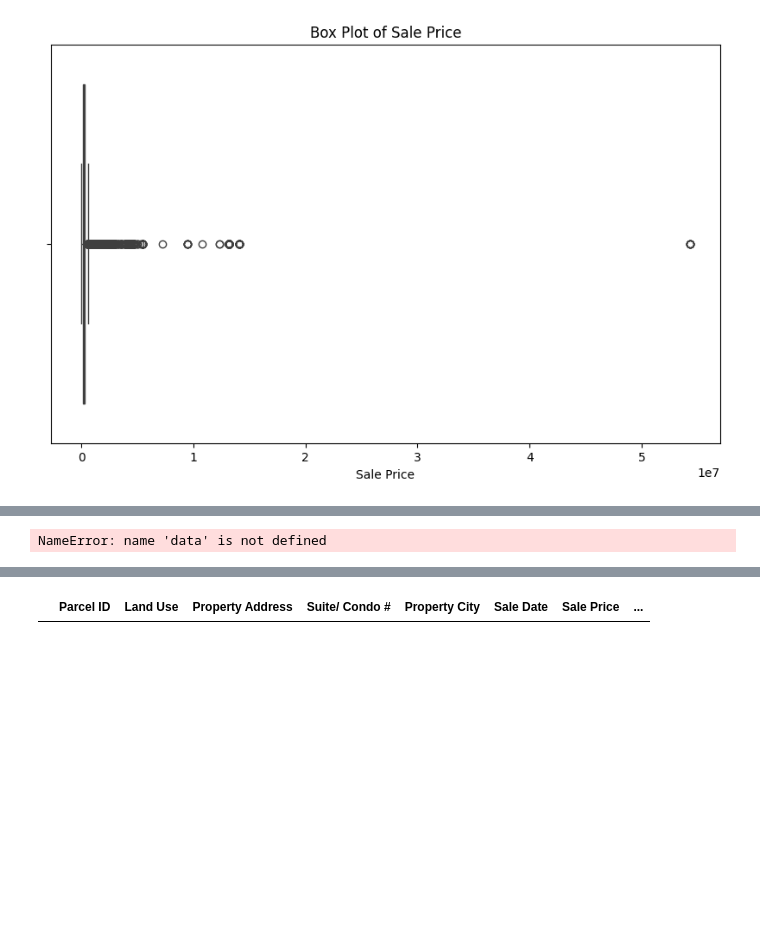
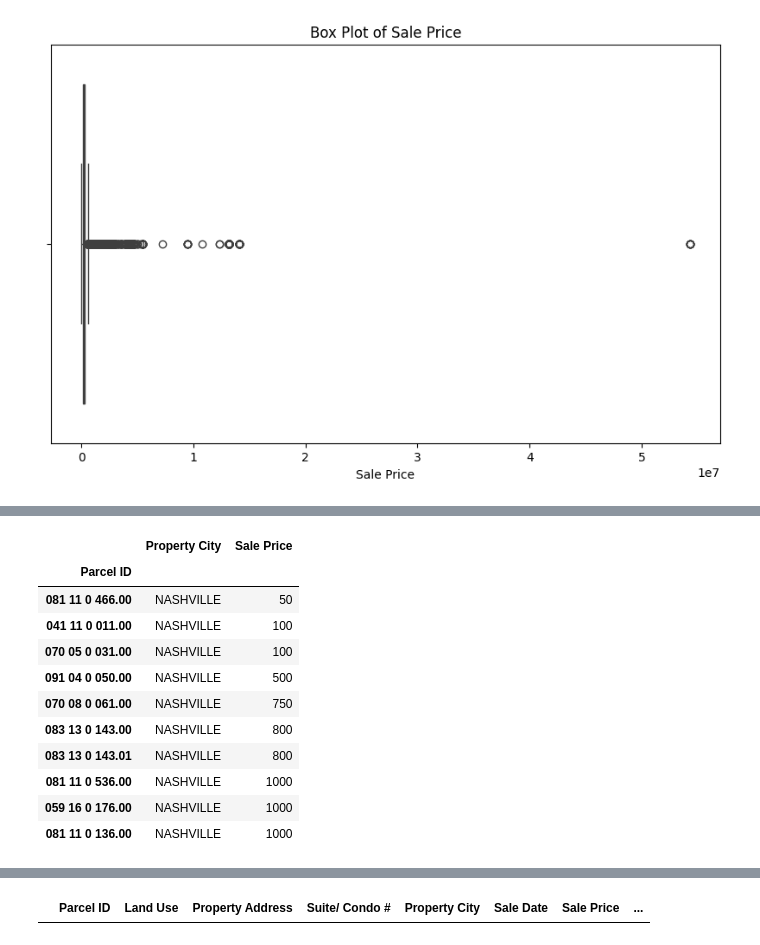
Before and after one commit to msorrell3/pythonCollaboration, a Jupyter notebook: pythonCollab.ipynb, the cells around one changed output, grey strips where cells are left out. Drawn from its saved outputs; the diff is of its cells as text; code cells hidden in the pictures; blank space fills up the shorter version.

```diff
--- a/pythonCollab.ipynb
+++ b/pythonCollab.ipynb
@@ -210,10 +210,21 @@ plt.show()
 # %%
-nash_df = df.loc[df['City'] == 'NASHVILLE',['Parcel ID','City','Sale Price']].sort_values(by='Sale Price', ascending=True).set_index('Parcel ID').head(10)
+nash_df = df.loc[df['Property City'] == 'NASHVILLE',['Parcel ID','Property City','Sale Price']].sort_values(by='Sale Price', ascending=True).set_index('Parcel ID').head(10)
 nash_df
 
 #all nashville city price in ascedning order
 # %% [output]
-NameError: name 'data' is not defined
+|  | Property City | Sale Price |
+| Parcel ID |  |  |
+| 081 11 0 466.00 | NASHVILLE | 50 |
+| 041 11 0 011.00 | NASHVILLE | 100 |
+| 070 05 0 031.00 | NASHVILLE | 100 |
+| 091 04 0 050.00 | NASHVILLE | 500 |
+| 070 08 0 061.00 | NASHVILLE | 750 |
+| 083 13 0 143.00 | NASHVILLE | 800 |
+| 083 13 0 143.01 | NASHVILLE | 800 |
+| 081 11 0 536.00 | NASHVILLE | 1000 |
+| 059 16 0 176.00 | NASHVILLE | 1000 |
+| 081 11 0 136.00 | NASHVILLE | 1000 |
 # %%
 df['Month']=df['Sale Date'].str[5:7]
 df['Month']=df['Month'].astype('int32')
```
Also changed, not shown: parts of 5 cells of this notebook.
